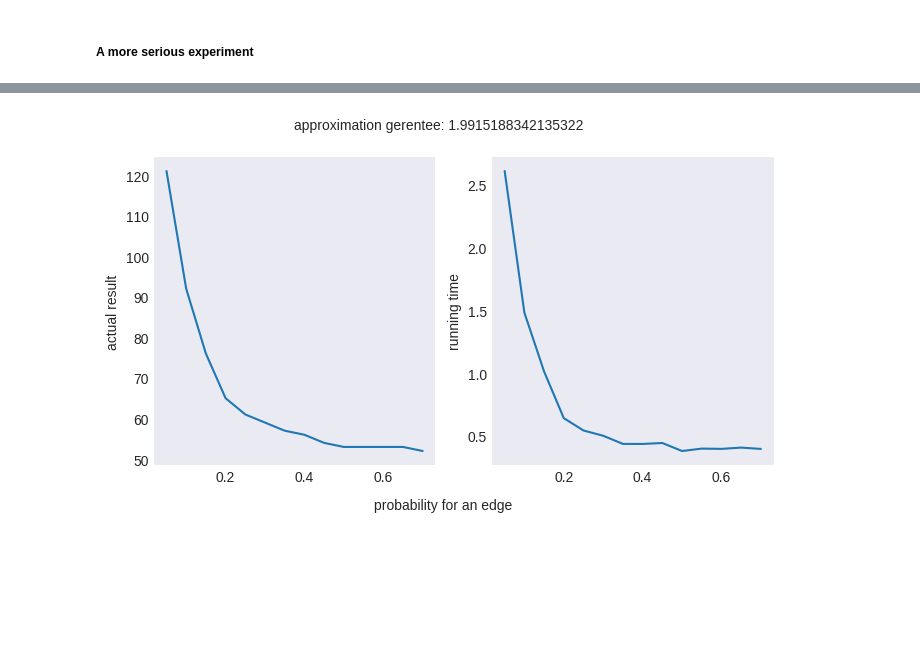
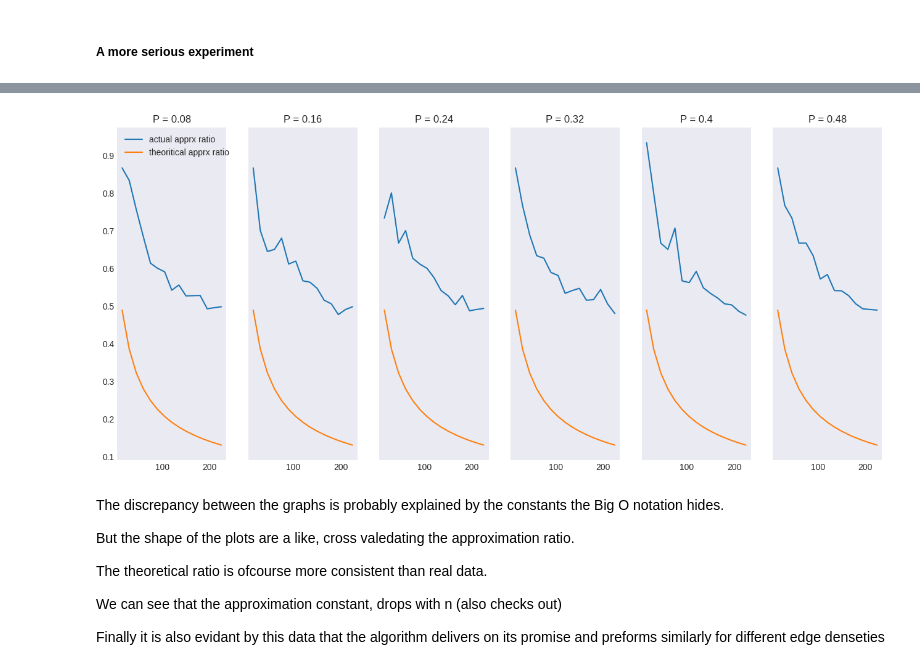
Before and after one commit to Israel0545488592/ROP4, a Jupyter notebook: prb2/INDSET.ipynb, the cells around one changed output, grey strips where cells are left out. Saved outputs shown, nothing was run; the diff lists cells and outputs as text; code cells hidden in the pictures; blank space fills up the shorter version.

```diff
--- a/prb2/INDSET.ipynb
+++ b/prb2/INDSET.ipynb
@@ -143,14 +134,37 @@ for p in range(1, 15):
-# %%
-fig, axes = plt.subplots(1, 2, sharex = True, figsize = (8, 4))
-
-axes[0].set_ylabel('actual result')
-axes[1].set_ylabel('running time')
-fig.text(0.3, 0.95, f'approximation gerentee: {50 / (log(150) ** 2)}')
-fig.text(0.4, 0, 'probability for an edge')
-
-
-axes[0].plot(probabilities, results)
-axes[1].plot(probabilities, times)
-plt.show()
-# %% [output]
-[figure, removed]
+# %%
+fig, axes = plt.subplots(1, 6, sharex = True, sharey = True, figsize = (16, 7))
+
+for i in range(1, 7):
+
+    p  = i * 0.08
+
+    actual_apprx_ratio = []
+    theoretical_apprx_ratio = []
+    sizes = []
+
+    for size in range(1,16):
+
+        n = 10 * size
+
+        actual_apprx_ratio.append(experiment_instance(n, 0.125) / (1.5 * n))
+        theoretical_apprx_ratio.append((log(1.5 * n) ** 2) / (1.5 * n))
+        sizes.append(n * 1.5)
+
+    axes[i - 1].set_title(f'P = {p}')
+    axes[i - 1].plot(sizes, actual_apprx_ratio)
+    axes[i - 1].plot(sizes, theoretical_apprx_ratio)
+    if i == 1: axes[i - 1].legend(['actual apprx ratio', 'theoritical apprx ratio'], loc = 'upper left')
+
+plt.show()
+# %% [output]
+[figure, added]
+# %% [markdown]
+The discrepancy between the graphs is probably explained by the constants the Big O notation hides.
+
+But the shape of the plots are a like, cross valedating the approximation ratio.
+
+The theoretical ratio is ofcourse more consistent than real data.
+
+We can see that the approximation constant, drops with n (also checks out)
+
+Finally it is also evidant by this data that the algorithm delivers on its promise and preforms similarly for different edge denseties
```
Also changed, not shown: parts of 6 cells of this notebook, 1 other file.
